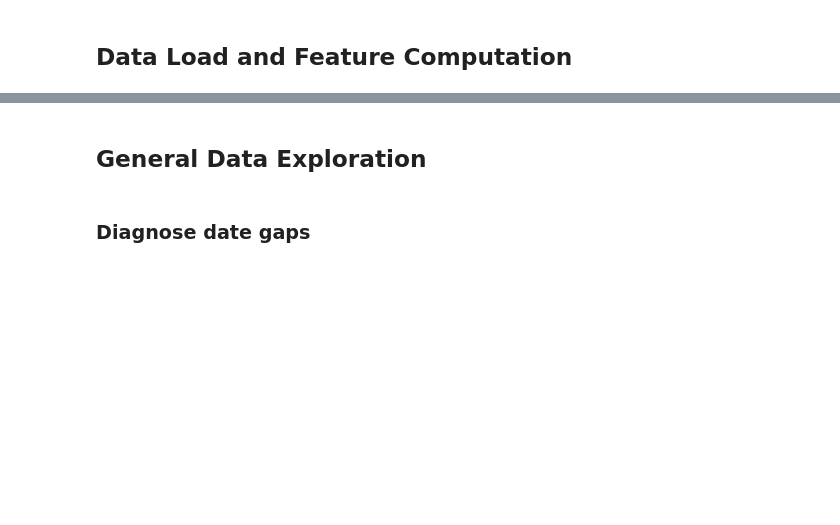
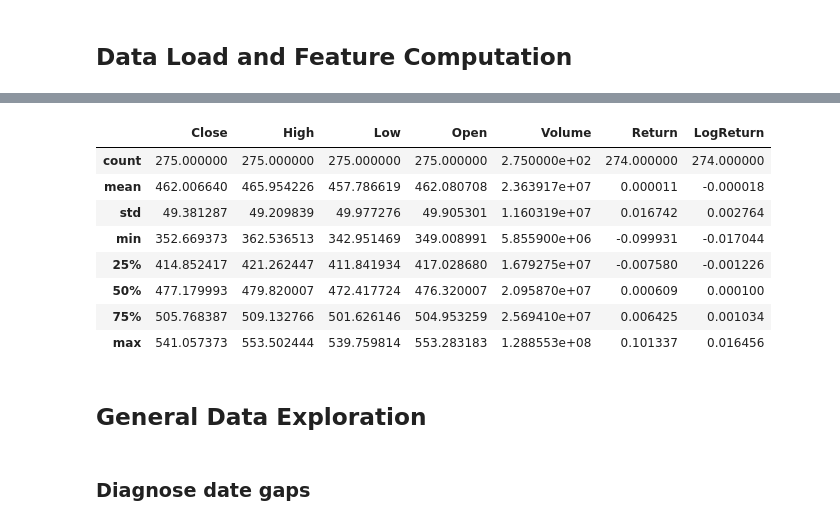
Before and after one commit to shashankgarewal/Time-Series-Analysis-Forecasting, a Jupyter notebook: notebooks/02_eda_analysis.ipynb, the cells around one changed output, grey strips where cells are left out. Saved outputs shown, nothing was run; the diff lists cells and outputs as text; code cells hidden in the pictures; blank space fills up the shorter version.

```diff
--- a/notebooks/02_eda_analysis.ipynb
+++ b/notebooks/02_eda_analysis.ipynb
@@ -33,7 +44,17 @@ time_df.head()
 # %%
 time_df['Return'] = time_df['Close'].pct_change()
-time_df['LogReturn'] = np.log(time_df['Close'] / time_df['Close'].shift(1))
+time_df['LogReturn'] = np.log(time_df['Close']).diff() / np.log(time_df['Close'].shift(1))
 time_df.describe()
+# %% [output]
+|  | Close | High | Low | Open | Volume | Return | LogReturn |
+| count | 275.000000 | 275.000000 | 275.000000 | 275.000000 | 2.750000e+02 | 274.000000 | 274.000000 |
+| mean | 462.006640 | 465.954226 | 457.786619 | 462.080708 | 2.363917e+07 | 0.000011 | -0.000018 |
+| std | 49.381287 | 49.209839 | 49.977276 | 49.905301 | 1.160319e+07 | 0.016742 | 0.002764 |
+| min | 352.669373 | 362.536513 | 342.951469 | 349.008991 | 5.855900e+06 | -0.099931 | -0.017044 |
+| 25% | 414.852417 | 421.262447 | 411.841934 | 417.028680 | 1.679275e+07 | -0.007580 | -0.001226 |
+| 50% | 477.179993 | 479.820007 | 472.417724 | 476.320007 | 2.095870e+07 | 0.000609 | 0.000100 |
+| 75% | 505.768387 | 509.132766 | 501.626146 | 504.953259 | 2.569410e+07 | 0.006425 | 0.001034 |
+| max | 541.057373 | 553.502444 | 539.759814 | 553.283183 | 1.288553e+08 | 0.101337 | 0.016456 |
 # %% [markdown]
 ## General Data Exploration
 # %% [markdown]
```
Also changed, not shown: parts of 34 cells of this notebook.
